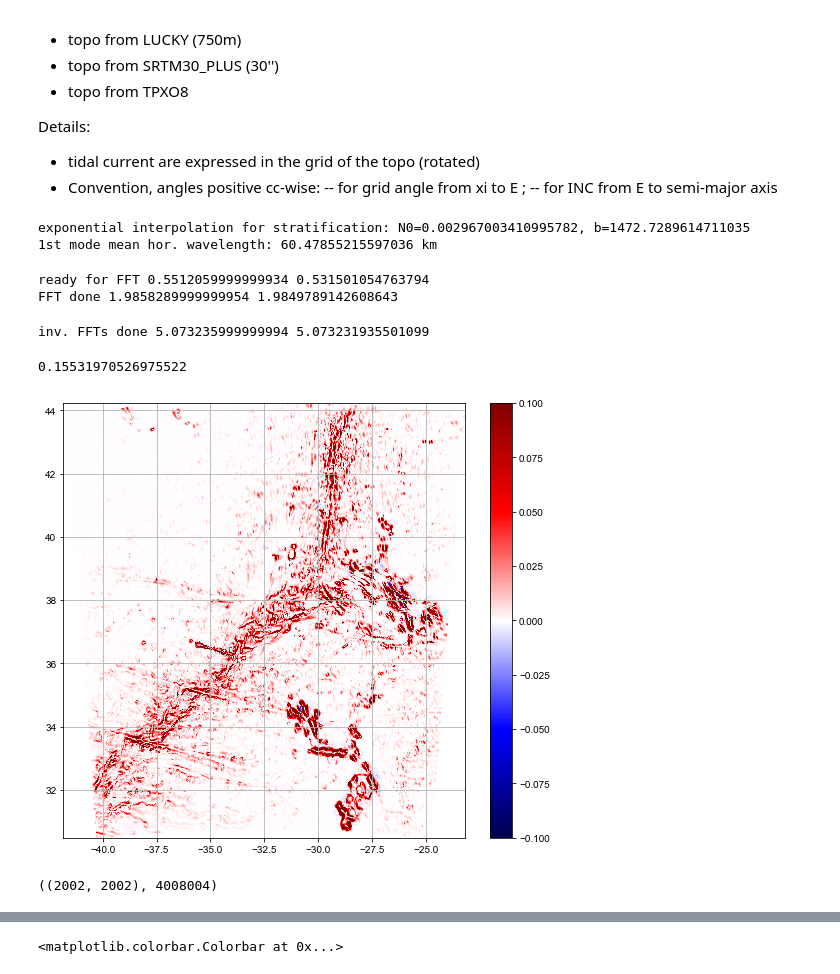
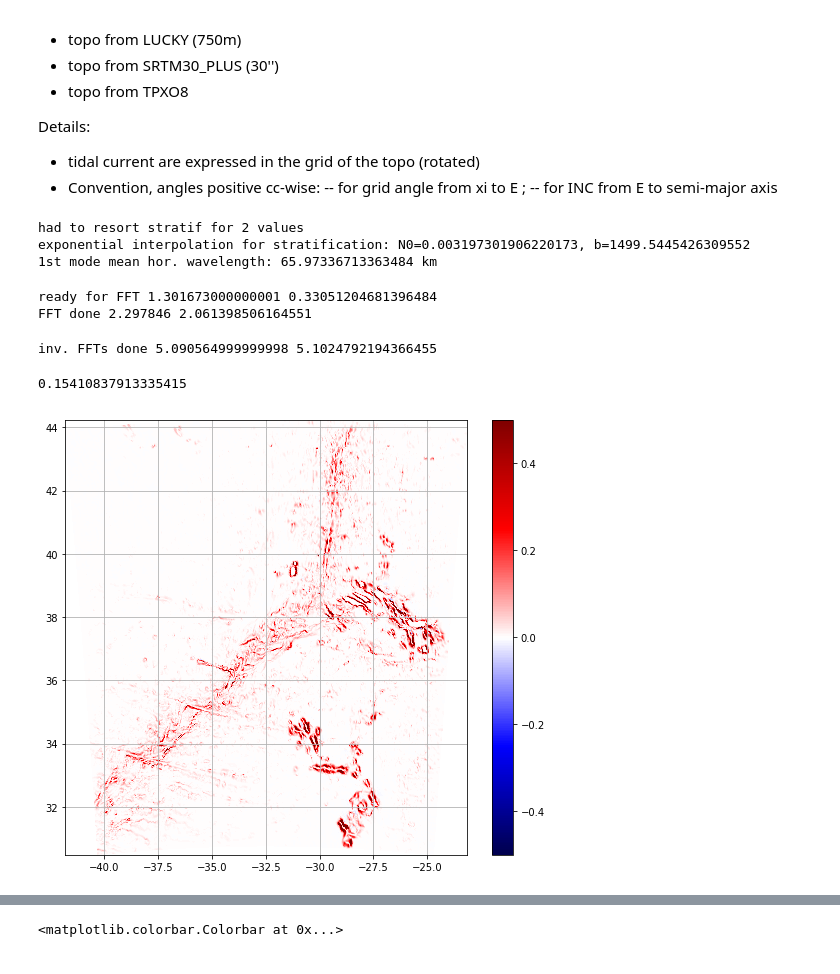
Before and after one commit to NoeLahaye/Int_Tide_Conv, a Jupyter notebook: Nycander_conv.ipynb, the cells around one changed output, grey strips where cells are left out. Cells and saved outputs as stored; diff of their text form; code cells hidden in the pictures.

Commit message:
Nycander_conv is OK now

```diff
--- a/Nycander_conv.ipynb
+++ b/Nycander_conv.ipynb
@@ -36,8 +37,9 @@ from detrend_2d import detrend_2d
 doverb = True
 # %%
 # --- data location ---
-path_data = 'prov/' #'/data0/project/vortex/lahaye/Tide_Conv/input_data/' #'./input_data/' #
-#path_data = '/net/krypton'+path_data     # if not on LOPS hub
+path_data = '/data0/project/vortex/lahaye/Tide_Conv/input_data/' #'./input_data/' #
+path_data = '/net/krypton'+path_data     # if not on LOPS hub
+path_alpha = '/net/alpha/exports/sciences/data/REFERENCE_DATA/'
 
 # --- climato ---
 clim = "lucky"
@@ -60,15 +62,15 @@ elif topo == 'tpxo8':
     varh = TODO
 
 # --- tide dataset ---
-tide = 'tpxo7' #'lucky' #
+tide = 'lucky' #'tpxo7' #
 
 if tide == 'lucky':
     uname = path_data+'luckym2_frc.nc'
 elif tide == "tpxo7":
-    uname = path_data+"u_tpxo7.2.nc"
-    gname = path_data+"grid_tpxo7.2.nc"
+    uname = path_alpha+"TIDES/TPXO7.2/u_tpxo7.2.nc"
+    gname = uname.replace("u","grid")
 elif tide == 'tpxo8':
-    uname = "/net/ruchba/local/tmp/2/lahaye/TPXO8/uv.m2_tpxo8_atlas_30c_v1.nc"
+    uname = path_alpha+"TIDES/TPXO8/uv.m2_tpxo8_atlas_30c_v1.nc"
     gname = uname.replace("uv.m2","grid")
 
 zmin       = -100              # min depth to compute Ef [m], below contin. shelf roughly
@@ -104,24 +102,22 @@ fcor = 2.*(2*np.pi/24.)*np.sin(lat_h*np.pi/180.) # coriolis, rad/hour
 if tide == 'lucky':
     nc = Dataset(uname,'r')
     # angle between major axis and east [rad] (beware sign)
-    phi = nc.variables['tide_Cangle'][0,...].T*np.pi/180.
+    phi = nc.variables['tide_Cangle'][0,...].T
     # tide phase ()
-    pha = nc.variables['tide_Cphase'][0,...].T*np.pi/180.
+    pha = nc.variables['tide_Cphase'][0,...].T
     # tidal current amplitude (major, minor axes)
     ue = nc.variables['tide_Cmax'][0,...].T
     ve = nc.variables['tide_Cmin'][0,...].T
     nc.close()
+    ubt,uphi,vbt,vphi, _ = ellipse.ep2ap(ue,ve/ue,phi+np.rad2deg(phi),pha)  # INC+grang correct ?
+    del phi, ue, ve
 elif tide == 'tpxo7':
     ubt, uphi, vbt, vphi = get_tpxo7_on_grid([uname,gname],lon_h,lat_h,grang=gang)
-    pha = np.deg2rad(vphi-uphi)
 elif tide == 'tpxo8':
     ubt, uphi, vbt, vphi = get_tpxo8_on_grid([uname,gname],lon_h,lat_h,grang=gang)
-    pha = np.deg2rad(vphi-uphi)
 
-# conversion to grid coordinates
-if tide == 'lucky':
-    ubt = ue*np.cos(phi-gang)*np.cos(pha) - ve*np.sin(phi-gang)*np.sin(pha)
-    vbt = ue*np.sin(phi-gang)*np.cos(pha) + ve*np.cos(phi-gang)*np.sin(pha)
+pha = np.deg2rad(vphi-uphi)
+del uphi, vphi
 # %%
 # ------ extract density profile, compute N2 ------------------
 if clim == "lucky":
@@ -136,7 +132,7 @@ rho0 = rho.mean()
 frho = interp.pchip(zz[::-1],rho[::-1],extrapolate=True)
 N2_tmp = -(g/rho0)*frho.derivative()(zz)    # take routine
 # temporary fixing:
-if N2_tmp[-1]==0: N2_tmp[-1] = 1e-8
+if N2_tmp[-1]==0: N2_tmp[-1] = 1e-8    # this is a dirty fix
 indneg, = np.where(N2_tmp<=0.)
 for ii in indneg:
     N2_tmp[ii] = (N2_tmp[ii-1] + N2_tmp[ii+1])/2
@@ -168,8 +164,9 @@ def kn_expN(n,h,omega=M2/3600,f=fcor/3600,b=b,N0=N0):
 kone = np.nanmean(kn_expN(1,h_ma))
 print('1st mode mean hor. wavelength: {} km'.format(2*np.pi/kone/1e3))
 # %% [output]
-exponential interpolation for stratification: N0=0.002967003410995782, b=1472.7289614711035
-1st mode mean hor. wavelength: 60.47855215597036 km
+had to resort stratif for 2 values
+exponential interpolation for stratification: N0=0.003197301906220173, b=1499.5445426309552
+1st mode mean hor. wavelength: 65.97336713363484 km
 # %%
 # define spectral filter (finite depth effects)
 def spe_filt(kk,kone=1.,fmod='heavy'):
@@ -233,26 +230,22 @@ P_pos = coef*dhdx*(ubt**2*sdxh + ubt*vbt*np.cos(pha)*sdyh)
 P_neg = coef*dhdy*(vbt**2*sdyh + ubt*vbt*np.cos(pha)*sdxh)
 C_t = P_pos + P_neg
 # %% [output]
-ready for FFT 0.5512059999999934 0.531501054763794
-FFT done 1.9858289999999954 1.9849789142608643
+ready for FFT 1.301673000000001 0.33051204681396484
+FFT done 2.297846 2.061398506164551
-inv. FFTs done 5.073235999999994 5.073231935501099
+inv. FFTs done 5.090564999999998 5.1024792194366455
 # %%
-mini, maxi = np.array([-1,1])*.1
+mini, maxi = np.array([-1,1])*.5
 #mini, maxi = np.array([-1,1])*2.5e3
 toplot = C_t
 
 fig = plt.figure(figsize=(9,8))
 #plt.pcolormesh(lon_h.T,lat_h.T,toplot.T,cmap='seismic')
 plt.pcolormesh(lon_h.T,lat_h.T,toplot.T,cmap='seismic',vmin=mini,vmax=maxi)
 plt.colorbar()
 plt.grid(True)
 
 C_t.max(), C_t.min(), np.nansum(C_t*dxi*dyi)
 (C_t<0).sum()/C_t.size
 # %% [output]
-0.15531970526975522
+0.15410837913335415
-[figure, old version]
+[figure, new version]
-# %%
-C_t.shape, C_t.size
-# %% [output]
-((2002, 2002), 4008004)
```
Also changed, not shown: parts of 3 cells of this notebook, 1 other file.
